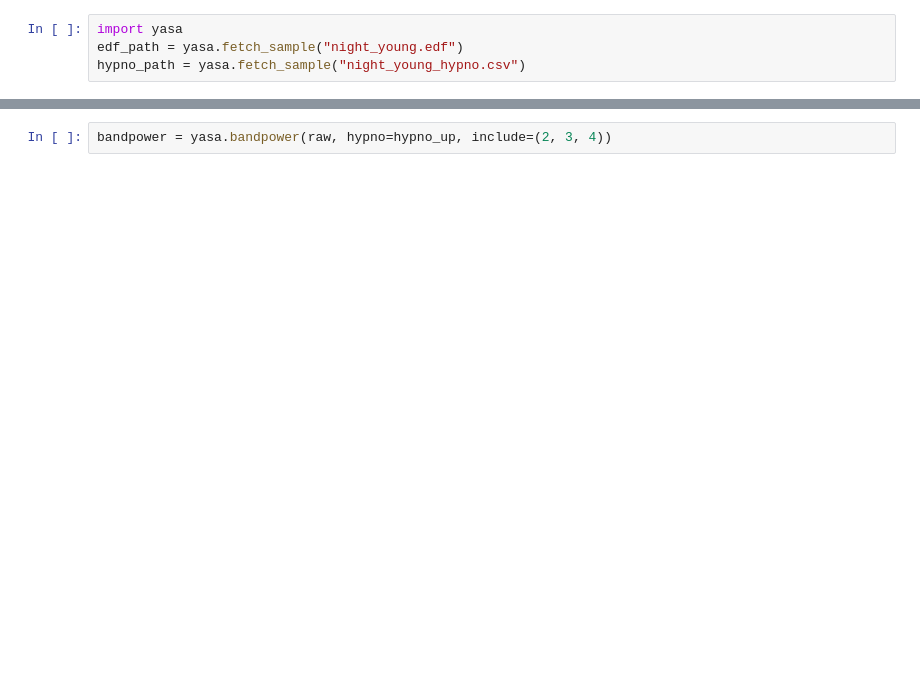
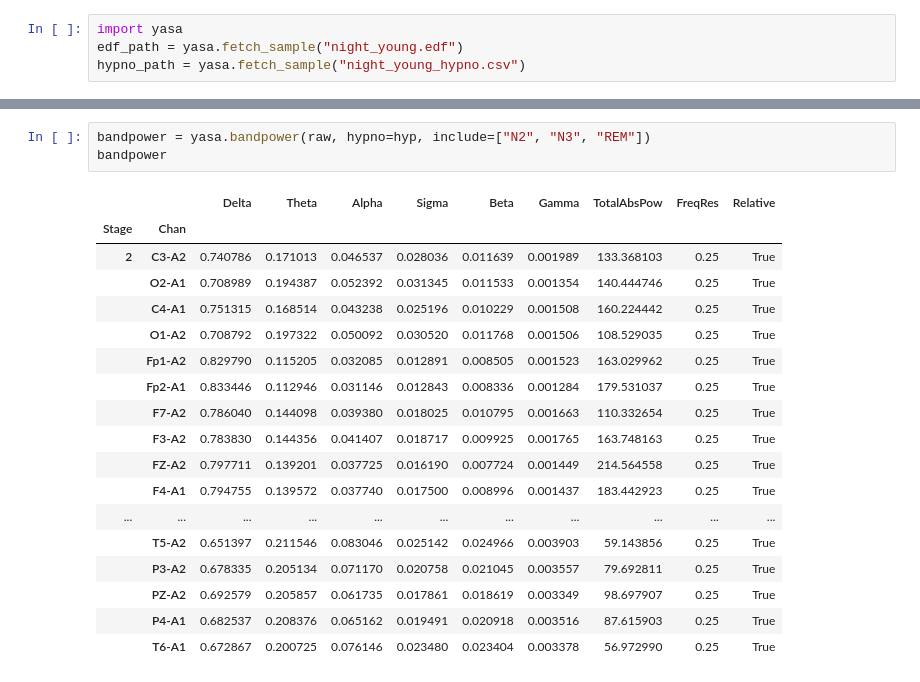
Before and after one commit to raphaelvallat/yasa, a Jupyter notebook: notebooks/dev_quickstart.ipynb, the cells around one changed output, grey strips where cells are left out. Drawn from its saved outputs; the diff is of its cells as text; blank space fills up the shorter version.

```diff
--- a/notebooks/dev_quickstart.ipynb
+++ b/notebooks/dev_quickstart.ipynb
@@ -49,4 +183,24 @@ yasa.bandpower(raw, relative=False, bands=[(1, 9, "Slow"), (9, 30, "Fast")])
 # %%
-bandpower = yasa.bandpower(raw, hypno=hypno_up, include=(2, 3, 4))
+bandpower = yasa.bandpower(raw, hypno=hyp, include=["N2", "N3", "REM"])
+bandpower
+# %% [output]
+|  |  | Delta | Theta | Alpha | Sigma | Beta | Gamma | TotalAbsPow | FreqRes | Relative |
+| Stage | Chan |  |  |  |  |  |  |  |  |  |
+| 2 | C3-A2 | 0.740786 | 0.171013 | 0.046537 | 0.028036 | 0.011639 | 0.001989 | 133.368103 | 0.25 | True |
+|  | O2-A1 | 0.708989 | 0.194387 | 0.052392 | 0.031345 | 0.011533 | 0.001354 | 140.444746 | 0.25 | True |
+|  | C4-A1 | 0.751315 | 0.168514 | 0.043238 | 0.025196 | 0.010229 | 0.001508 | 160.224442 | 0.25 | True |
+|  | O1-A2 | 0.708792 | 0.197322 | 0.050092 | 0.030520 | 0.011768 | 0.001506 | 108.529035 | 0.25 | True |
+|  | Fp1-A2 | 0.829790 | 0.115205 | 0.032085 | 0.012891 | 0.008505 | 0.001523 | 163.029962 | 0.25 | True |
+|  | Fp2-A1 | 0.833446 | 0.112946 | 0.031146 | 0.012843 | 0.008336 | 0.001284 | 179.531037 | 0.25 | True |
+|  | F7-A2 | 0.786040 | 0.144098 | 0.039380 | 0.018025 | 0.010795 | 0.001663 | 110.332654 | 0.25 | True |
+|  | F3-A2 | 0.783830 | 0.144356 | 0.041407 | 0.018717 | 0.009925 | 0.001765 | 163.748163 | 0.25 | True |
+|  | FZ-A2 | 0.797711 | 0.139201 | 0.037725 | 0.016190 | 0.007724 | 0.001449 | 214.564558 | 0.25 | True |
+|  | F4-A1 | 0.794755 | 0.139572 | 0.037740 | 0.017500 | 0.008996 | 0.001437 | 183.442923 | 0.25 | True |
+| ... | ... | ... | ... | ... | ... | ... | ... | ... | ... | ... |
+|  | T5-A2 | 0.651397 | 0.211546 | 0.083046 | 0.025142 | 0.024966 | 0.003903 | 59.143856 | 0.25 | True |
+|  | P3-A2 | 0.678335 | 0.205134 | 0.071170 | 0.020758 | 0.021045 | 0.003557 | 79.692811 | 0.25 | True |
+|  | PZ-A2 | 0.692579 | 0.205857 | 0.061735 | 0.017861 | 0.018619 | 0.003349 | 98.697907 | 0.25 | True |
+|  | P4-A1 | 0.682537 | 0.208376 | 0.065162 | 0.019491 | 0.020918 | 0.003516 | 87.615903 | 0.25 | True |
+|  | T6-A1 | 0.672867 | 0.200725 | 0.076146 | 0.023480 | 0.023404 | 0.003378 | 56.972990 | 0.25 | True |
 # %%
 fig = yasa.topoplot(bandpower.xs(3)["Delta"])
```
Also changed, not shown: parts of 24 cells of this notebook, 5 other files.
